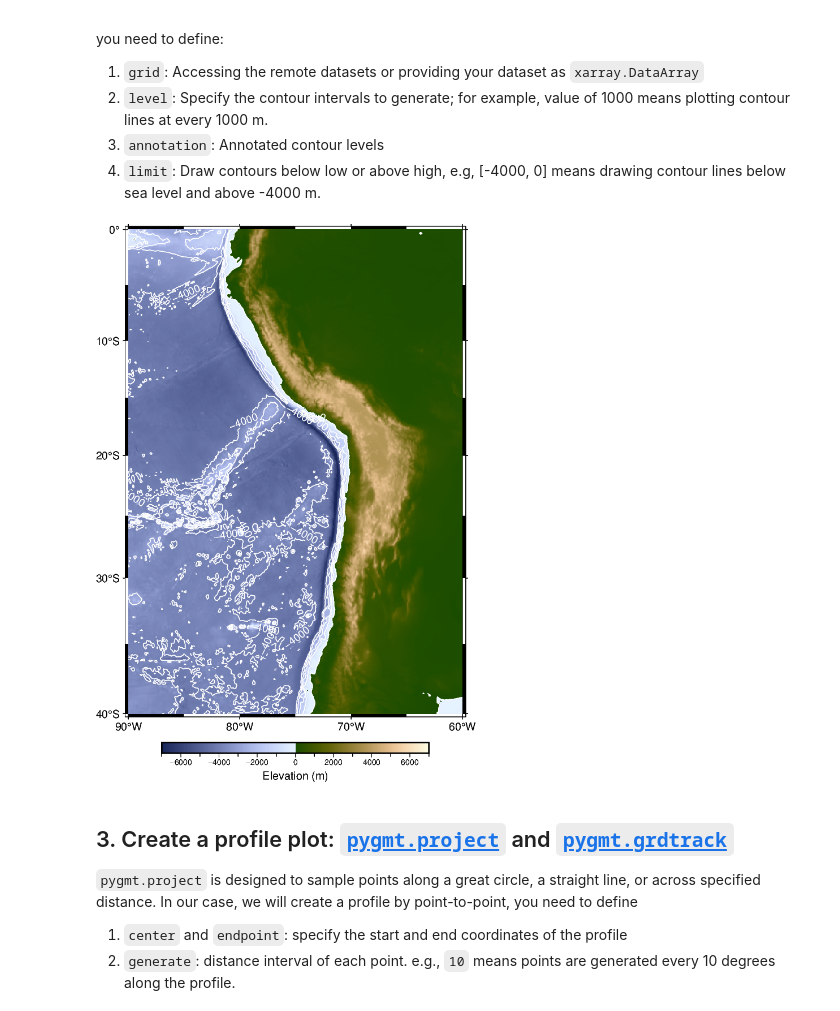
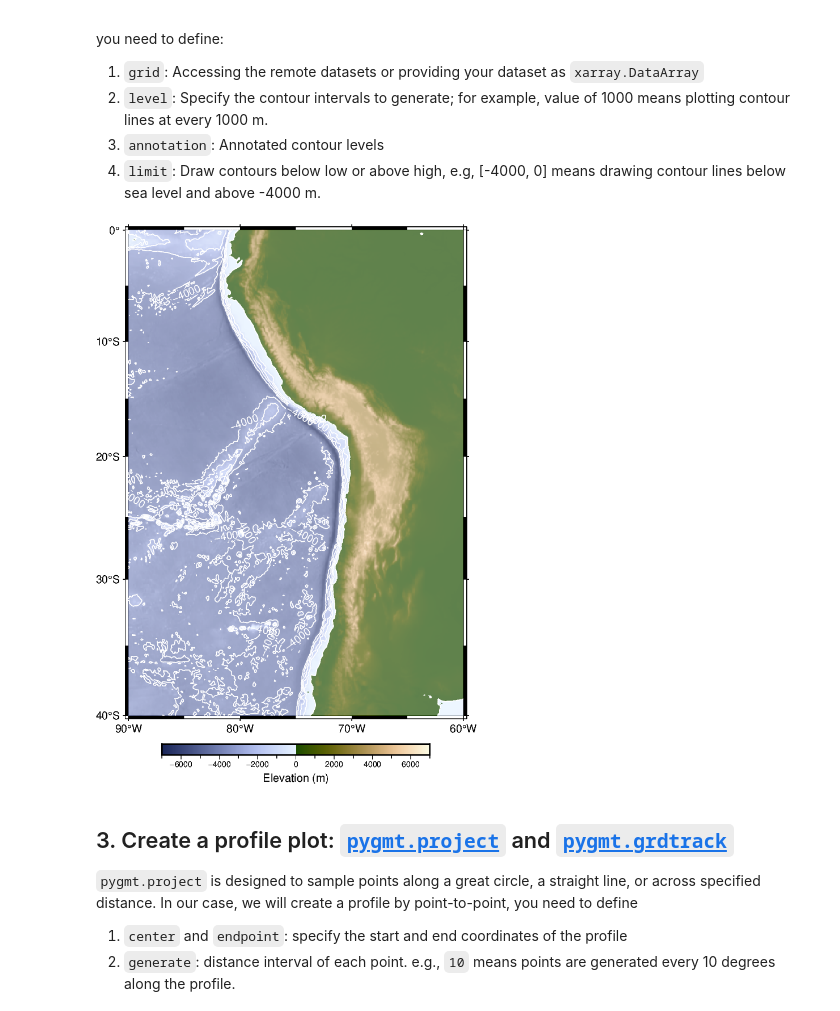
Before and after one commit to GenericMappingTools/agu24workshop, a Jupyter notebook: book/tut4_geophysics.ipynb, the cells around one changed output. Drawn from its saved outputs; the diff is of its cells as text; code cells hidden in the pictures.

```diff
--- a/book/tut4_geophysics.ipynb
+++ b/book/tut4_geophysics.ipynb
@@ -96,17 +96,17 @@ you need to define:
 # %%
 fig = pygmt.Figure()
 fig.basemap(projection="M10c", region=region, frame=["a10f5"])
 
 pygmt.makecpt(cmap="oleron", series=[-7000, 7000])
 fig.colorbar(frame=["xa2000f1000+lElevation (m)"])
 
-fig.grdimage(grid=grid, cmap=True)
+fig.grdimage(grid=grid, cmap=True, transparency=30)
 
 fig.grdcontour(grid=grid, annotation=2000, levels=1000, limit=[-4000, 0], pen="0.5p,white")
 
 fig.show(dpi=150)
 # %% [output]
-[figure, old version]
+[figure, new version]
 # %% [markdown]
 ## 3. Create a profile plot: [`pygmt.project`](https://www.pygmt.org/v0.13.0/api/generated/pygmt.project.html) and [`pygmt.grdtrack`](https://www.pygmt.org/v0.13.0/api/generated/pygmt.grdtrack.html)
 
```
Also changed, not shown: parts of 9 cells of this notebook.
